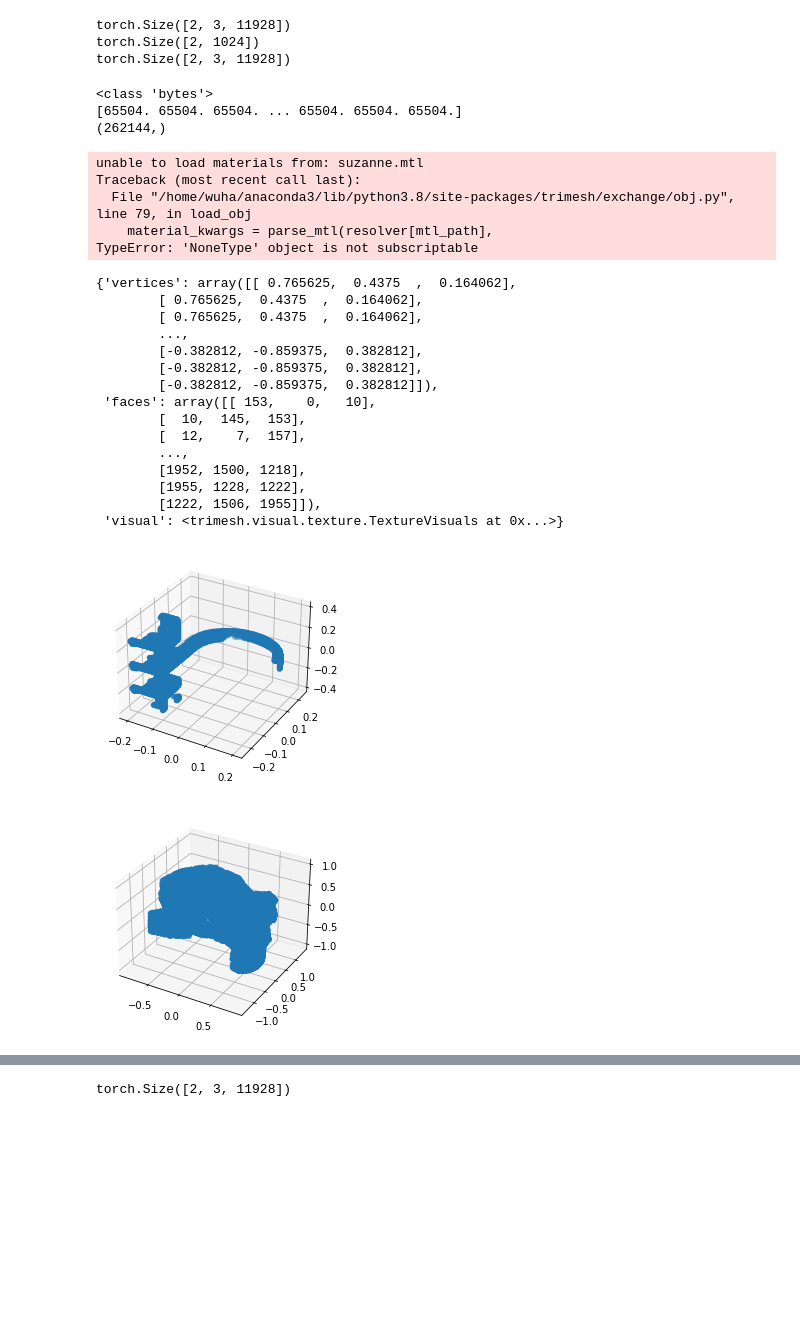
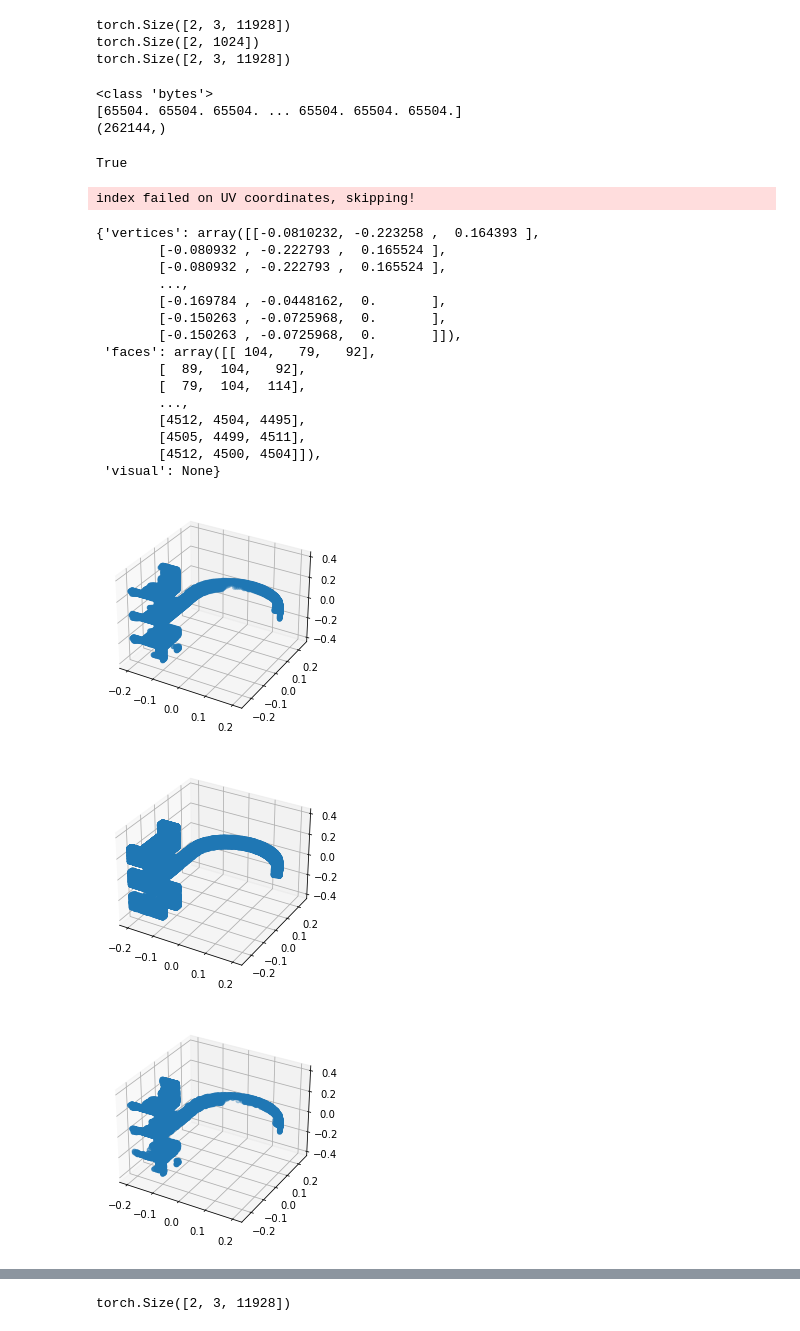
Before and after one commit to hanfeng-wu/ML3Dfinal_2021WS, a Jupyter notebook: mesh2mesh.ipynb, the cells around one changed output, grey strips where cells are left out. Drawn from its saved outputs; the diff is of its cells as text; code cells hidden in the pictures; blank space fills up the shorter version.

Commit message:
finish sampling pcd from the recon faces

```diff
--- a/mesh2mesh.ipynb
+++ b/mesh2mesh.ipynb
@@ -33,46 +33,50 @@ print(depth)
 print(depth.shape)
 rgb2mesh = RGBD2Mesh(depth, 512,512, depthIntrinsics, depthExtrinsics)
 pcd = rgb2mesh.tomesh()
+rgb2mesh.create_faces('./testfaces.off')
 # %% [output]
 <class 'bytes'>
 [65504. 65504. 65504. ... 65504. 65504. 65504.]
 (262144,)
+True
 # %%
-file = open('./suzanne.obj', 'r')
-suzanne = trimesh.exchange.obj.load_obj(file)
-suzanne
+file = open('./objects/000021.obj', 'r')
+obj = trimesh.exchange.obj.load_obj(file)
+obj
 # %% [output]
-unable to load materials from: suzanne.mtl
-Traceback (most recent call last):
-  File "/home/wuha/anaconda3/lib/python3.8/site-packages/trimesh/exchange/obj.py", line 79, in load_obj
-    material_kwargs = parse_mtl(resolver[mtl_path],
-TypeError: 'NoneType' object is not subscriptable
+index failed on UV coordinates, skipping!
-{'vertices': array([[ 0.765625,  0.4375  ,  0.164062],
-        [ 0.765625,  0.4375  ,  0.164062],
-        [ 0.765625,  0.4375  ,  0.164062],
+{'vertices': array([[-0.0810232, -0.223258 ,  0.164393 ],
+        [-0.080932 , -0.222793 ,  0.165524 ],
+        [-0.080932 , -0.222793 ,  0.165524 ],
         ...,
-        [-0.382812, -0.859375,  0.382812],
-        [-0.382812, -0.859375,  0.382812],
-        [-0.382812, -0.859375,  0.382812]]),
- 'faces': array([[ 153,    0,   10],
-        [  10,  145,  153],
-        [  12,    7,  157],
+        [-0.169784 , -0.0448162,  0.       ],
+        [-0.150263 , -0.0725968,  0.       ],
+        [-0.150263 , -0.0725968,  0.       ]]),
+ 'faces': array([[ 104,   79,   92],
+        [  89,  104,   92],
+        [  79,  104,  114],
         ...,
-        [1952, 1500, 1218],
-        [1955, 1228, 1222],
-        [1222, 1506, 1955]]),
- 'visual': <trimesh.visual.texture.TextureVisuals at 0x...>}
+        [4512, 4504, 4495],
+        [4505, 4499, 4511],
+        [4512, 4500, 4504]]),
+ 'visual': None}
 # %%
-suzanne['vertices'].shape
-suzanne_pcd = trimesh.points.PointCloud(suzanne['vertices'])
-suzanne_pcd.show()
+obj['vertices'].shape
+obj_pcd = trimesh.points.PointCloud(obj['vertices'])
+obj_pcd.show()
 trimesh.points.plot_points(pcd)
 
-pcd_full = sample_point_cloud(suzanne['vertices'], suzanne['faces'], 10000)
+pcd_full = sample_point_cloud(obj['vertices'], obj['faces'], 20000)
 trimesh.points.plot_points(pcd_full)
 pcd_full.shape
 
-export_pointcloud_to_obj('./suzanne_pcd.obj', pcd_full)
+export_pointcloud_to_obj('./pcd_full.obj', pcd_full)
+
+
+pcd_recon = rgb2mesh.to_pcd(10000)
+trimesh.points.plot_points(pcd_recon)
+export_pointcloud_to_obj('./pcd_recon.obj', pcd_recon)
 # %% [output]
 [figure]
-[figure, old version]
+[figure, new version]
+[figure, added]
```
Also changed, not shown: parts of 2 cells of this notebook, 4 other files.
